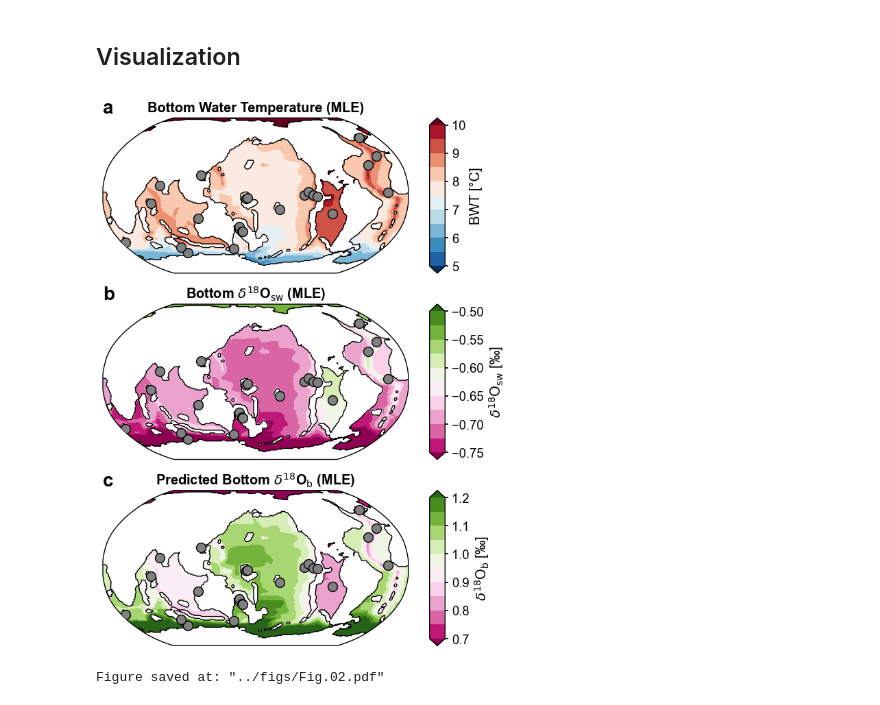
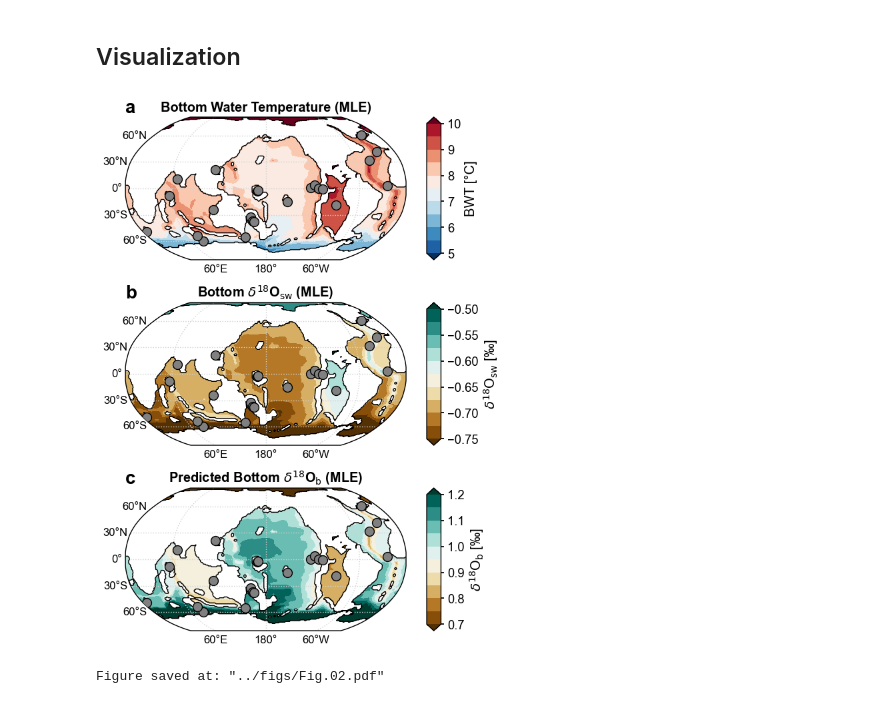
Before and after one commit to fzhu2e/paper-MCO_iCESM, a Jupyter notebook: notebooks/Fig.02.ipynb, the cells around one changed output. Drawn from its saved outputs; the diff is of its cells as text; code cells hidden in the pictures.

```diff
--- a/notebooks/Fig.02.ipynb
+++ b/notebooks/Fig.02.ipynb
@@ -48,7 +48,7 @@ x4c.set_style('journal_spines', font_scale=1.2)
 fig, ax = x4c.visual.subplots(
     figsize=(8, 10),
     nrow=3, ncol=1,
-    hspace=0.2, wspace=0.1,
+    hspace=0.3, wspace=0.1,
     ax_loc={
         'map_bwt': (0, 0),
         'map_d18Osw': (1, 0),
@@ -91,11 +91,14 @@ BWT.x.regrid().x.plot(
         'label': 'BWT [°C]',
         'ticks': np.linspace(5, 10, 6),
     },
+    add_gridlines=True,
+    gridline_style=':',
+    gridline_kws={'xlocs': [-60, 60, 180]},
 )
 
 BWd18Osw.x.regrid().x.plot(
     ax=ax['map_d18Osw'],
-    cmap='PiYG',
+    cmap='BrBG',
     df_sites=df_sites,
     site_markersizes=ms,
     legend=False,
@@ -105,33 +108,39 @@ BWd18Osw.x.regrid().x.plot(
     },
     levels=np.linspace(-0.75, -0.5, 11),
     cbar_kwargs={
         'label': r'$\delta^{18}$O$_{\text{sw}}$ [‰]',
     },
+    add_gridlines=True,
+    gridline_style=':',
+    gridline_kws={'xlocs': [-60, 60, 180]},
 )
 
 BWd18Ob.x.regrid().x.plot(
     ax=ax['map_d18Ob'],
-    cmap='PiYG',
+    cmap='BrBG',
     df_sites=df_sites,
     site_markersizes=ms,
     legend=False,
     colname_dict={
         'lat': 'paleo_lat',
         'lon': 'paleo_lon',
     },
     levels=np.linspace(0.7, 1.2, 11),
     cbar_kwargs={
         'label': r'$\delta^{18}$O$_{\text{b}}$ [‰]',
         'ticks': np.linspace(0.7, 1.2, 6),
     },
+    add_gridlines=True,
+    gridline_style=':',
+    gridline_kws={'xlocs': [-60, 60, 180]},
 )
 
 ax['map_bwt'].set_title(f'Bottom Water Temperature (MLE)', weight='bold')
 ax['map_d18Osw'].set_title(r'Bottom $\delta^{18}$O$_{\text{sw}}$'+f' (MLE)', weight='bold')
 ax['map_d18Ob'].set_title(r'Predicted Bottom $\delta^{18}$O$_{\text{b}}$'+f' (MLE)', weight='bold')
 
 x4c.showfig(fig)
 x4c.savefig(fig, '../figs/Fig.02.pdf')
 # %% [output]
-[figure, old version]
+[figure, new version]
 Figure saved at: "../figs/Fig.02.pdf"
```
Also changed, not shown: parts of 1 cell of this notebook, 2 other files.
